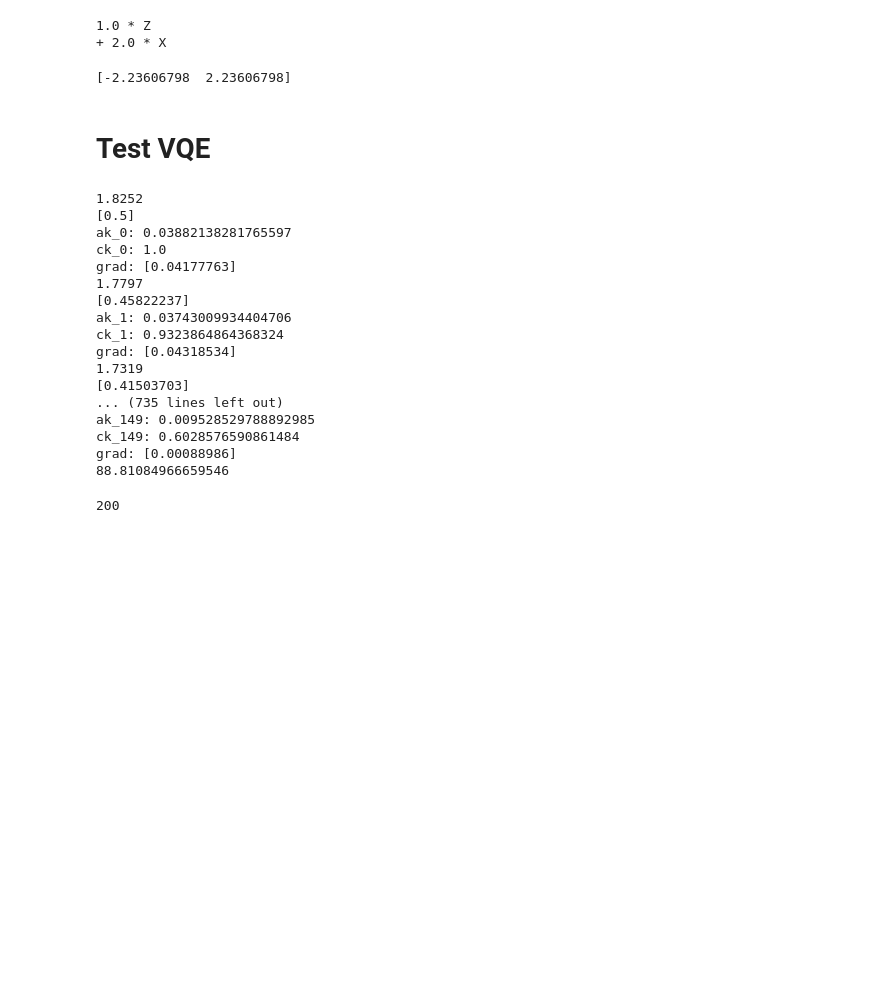
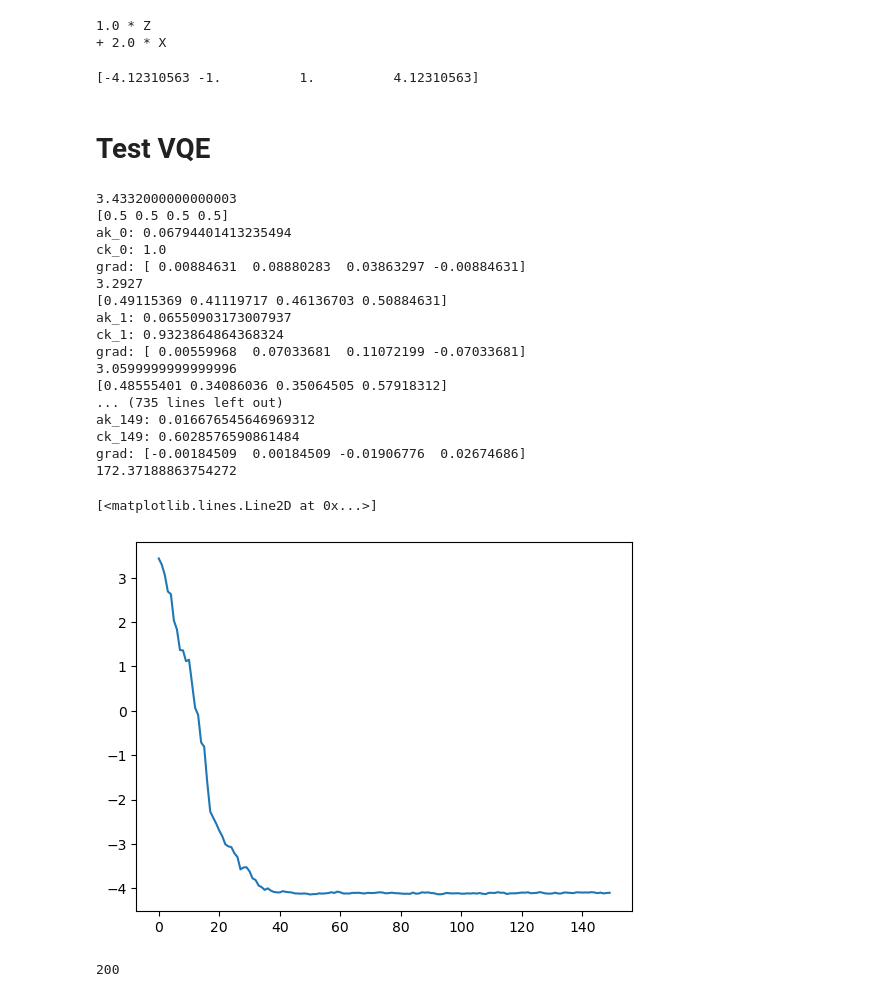
Before and after one commit to nguyenvulinh666/Variational-Quantum-EigeinSolver, a Jupyter notebook: Complete_VQE.ipynb, the cells around one changed output. Drawn from its saved outputs; the diff is of its cells as text; code cells hidden in the pictures; blank space fills up the shorter version.

```diff
--- a/Complete_VQE.ipynb
+++ b/Complete_VQE.ipynb
@@ -2305,11 +2305,11 @@ from qiskit.algorithms import NumPyEigensolver
 
 # find the first three (k=3) eigenvalues
 exact_solver = NumPyEigensolver(k=100)
-exact_result = exact_solver.compute_eigenvalues(hamiltonian)
+exact_result = exact_solver.compute_eigenvalues(Ising_hamiltonian(2,2))
 print(exact_result.eigenvalues)
 # print(exact_result.eigenstates)
 # %% [output]
-[-2.23606798  2.23606798]
+[-4.12310563 -1.          1.          4.12310563]
 # %%
 import numpy as np
 
@@ -2330,7 +2330,7 @@ import time
 
 start_time = time.time()
 
-num_qubits = 1 # (N_p = num_qubit-1)
+num_qubits = 2 # (N_p = num_qubit-1)
 
 
 # Ising hamiltonian
@@ -2449,21 +2449,26 @@ print(time.time() - start_time)
 
 # print(VQE_runtime[-1])
 # %% [output]
-1.8252
-[0.5]
-ak_0: 0.03882138281765597
+3.4332000000000003
+[0.5 0.5 0.5 0.5]
+ak_0: 0.06794401413235494
 ck_0: 1.0
-grad: [0.04177763]
-1.7797
-[0.45822237]
-ak_1: 0.03743009934404706
+grad: [ 0.00884631  0.08880283  0.03863297 -0.00884631]
+3.2927
+[0.49115369 0.41119717 0.46136703 0.50884631]
+ak_1: 0.06550903173007937
 ck_1: 0.9323864864368324
-grad: [0.04318534]
-1.7319
-[0.41503703]
+grad: [ 0.00559968  0.07033681  0.11072199 -0.07033681]
+3.0599999999999996
+[0.48555401 0.34086036 0.35064505 0.57918312]
 ... (735 lines left out)
-ak_149: 0.009528529788892985
+ak_149: 0.016676545646969312
 ck_149: 0.6028576590861484
-grad: [0.00088986]
-88.81084966659546
+grad: [-0.00184509  0.00184509 -0.01906776  0.02674686]
+172.37188863754272
+# %%
+plt.plot(energy)
+# %% [output]
+[<matplotlib.lines.Line2D at 0x...>]
+[figure, added]
 # %%
```
Also changed, not shown: parts of 5 cells of this notebook, 9 other files.
